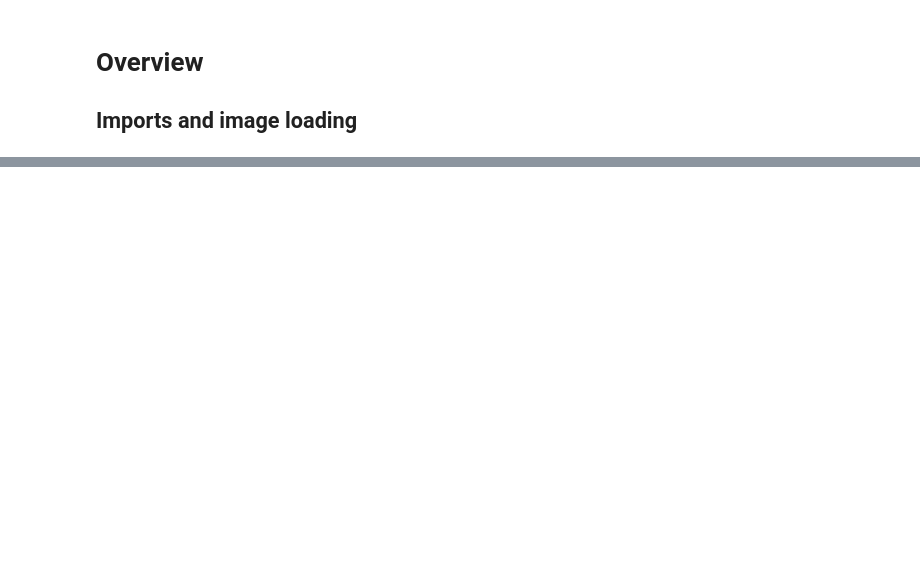
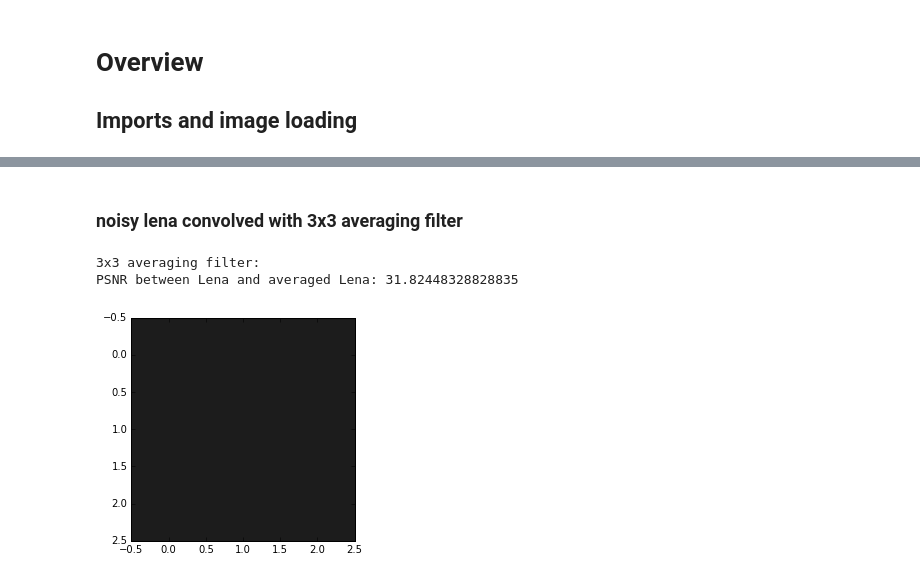
Before and after one commit to Erik-J-D/SYDE575-lab, a Jupyter notebook: LAB_2/Lab 2.ipynb, the cells around one changed output, grey strips where cells are left out. Saved outputs shown, nothing was run; the diff lists cells and outputs as text; code cells hidden in the pictures; blank space fills up the shorter version.

```diff
--- a/LAB_2/Lab 2.ipynb
+++ b/LAB_2/Lab 2.ipynb
@@ -40,0 +72,15 @@ speckle_noise(lena)
+# %% [markdown]
+### noisy lena convolved with 3x3 averaging filter
+# %%
+avg_3_3 = (1/9)*np.ones([3,3])
+
+print("3x3 averaging filter:")
+imshow(Image.fromarray(avg_3_3 *255))
+
+noisy_lena_avg1 = Image.fromarray(ndimage.convolve(np.array(noisy_lena), avg_3_3), 'L')
+
+print("PSNR between Lena and averaged Lena: " + str(PSNR(lena, noisy_lena_avg1)) + "\n")
+# %% [output]
+3x3 averaging filter:
+PSNR between Lena and averaged Lena: 31.82448328828835
+[figure, added]
```
Also changed, not shown: parts of 17 cells of this notebook.
